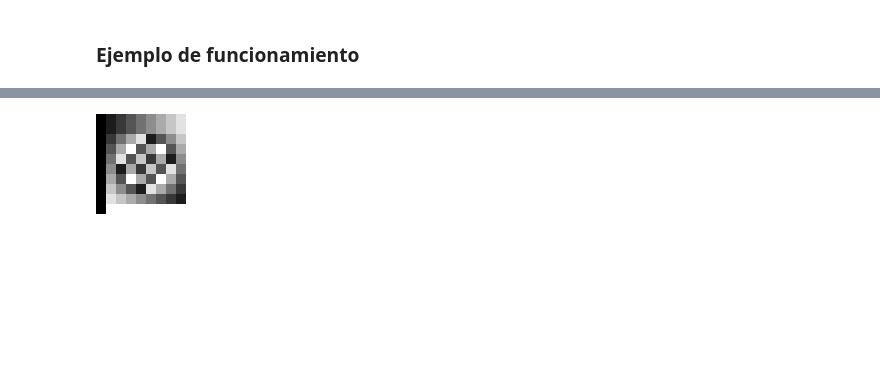
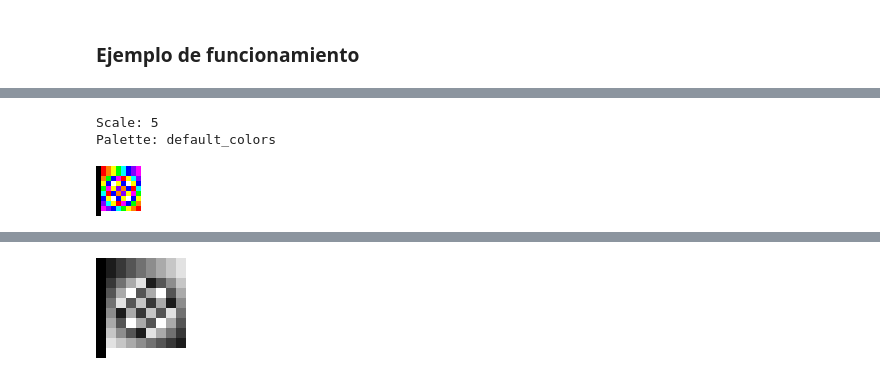
Before and after one commit to Dnllns/B10_clustering, a Jupyter notebook: B10_clustering.ipynb, the cells around one changed output, grey strips where cells are left out. Saved outputs shown, nothing was run; the diff lists cells and outputs as text; code cells hidden in the pictures; blank space fills up the shorter version.

```diff
--- a/B10_clustering.ipynb
+++ b/B10_clustering.ipynb
@@ -568,0 +680,10 @@ Dimensions: (10, 10)
+# %%
+print("Scale:", 5)
+print("Palette:", "default_colors")
+
+image = create_matrix_image(matrix_0_to_99[0], scale=5, paint_function=number_to_color, palette=default_colors)
+display(image)
+# %% [output]
+Scale: 5
+Palette: default_colors
+[figure, added]
```
Also changed, not shown: parts of 90 cells of this notebook.
